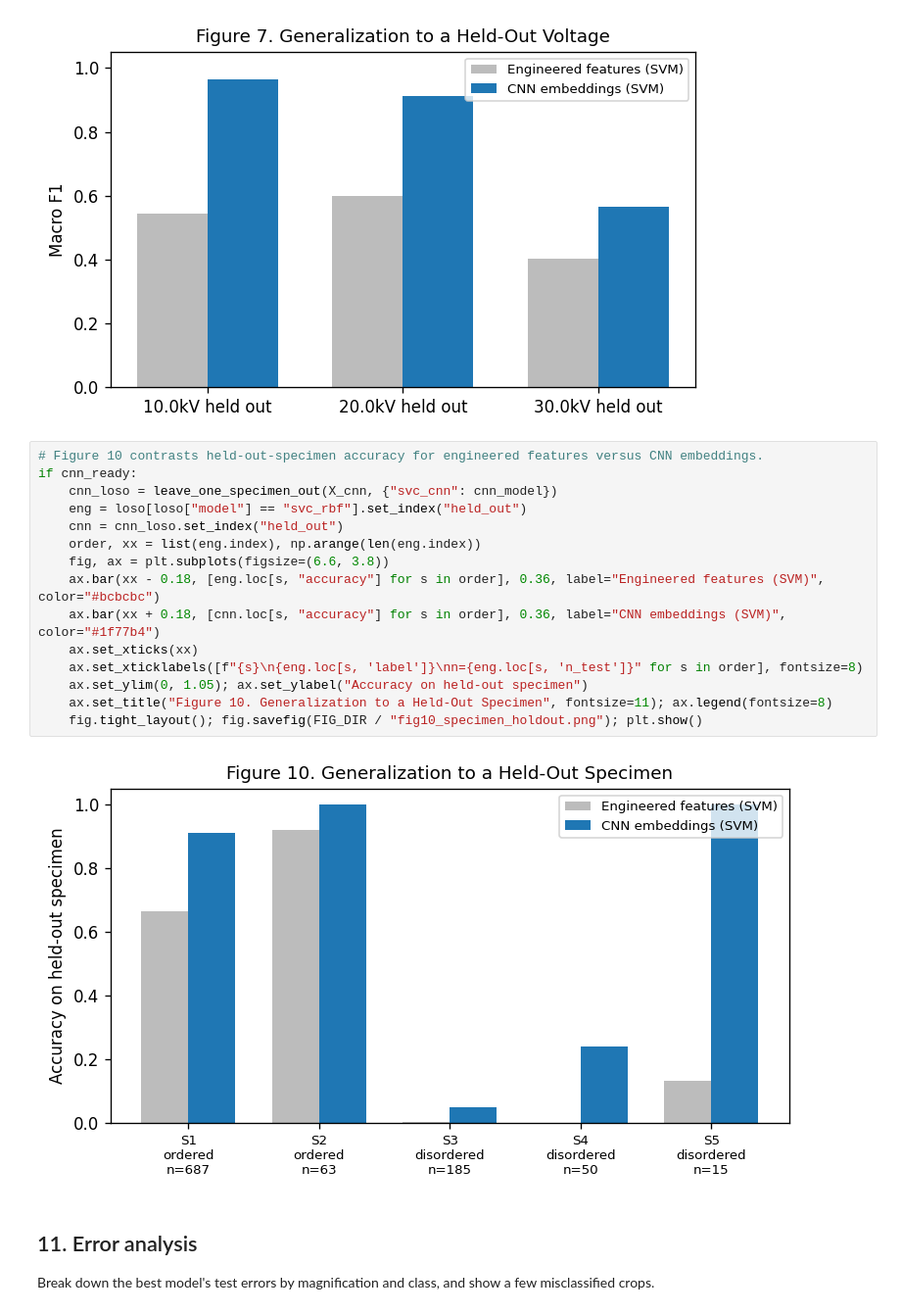
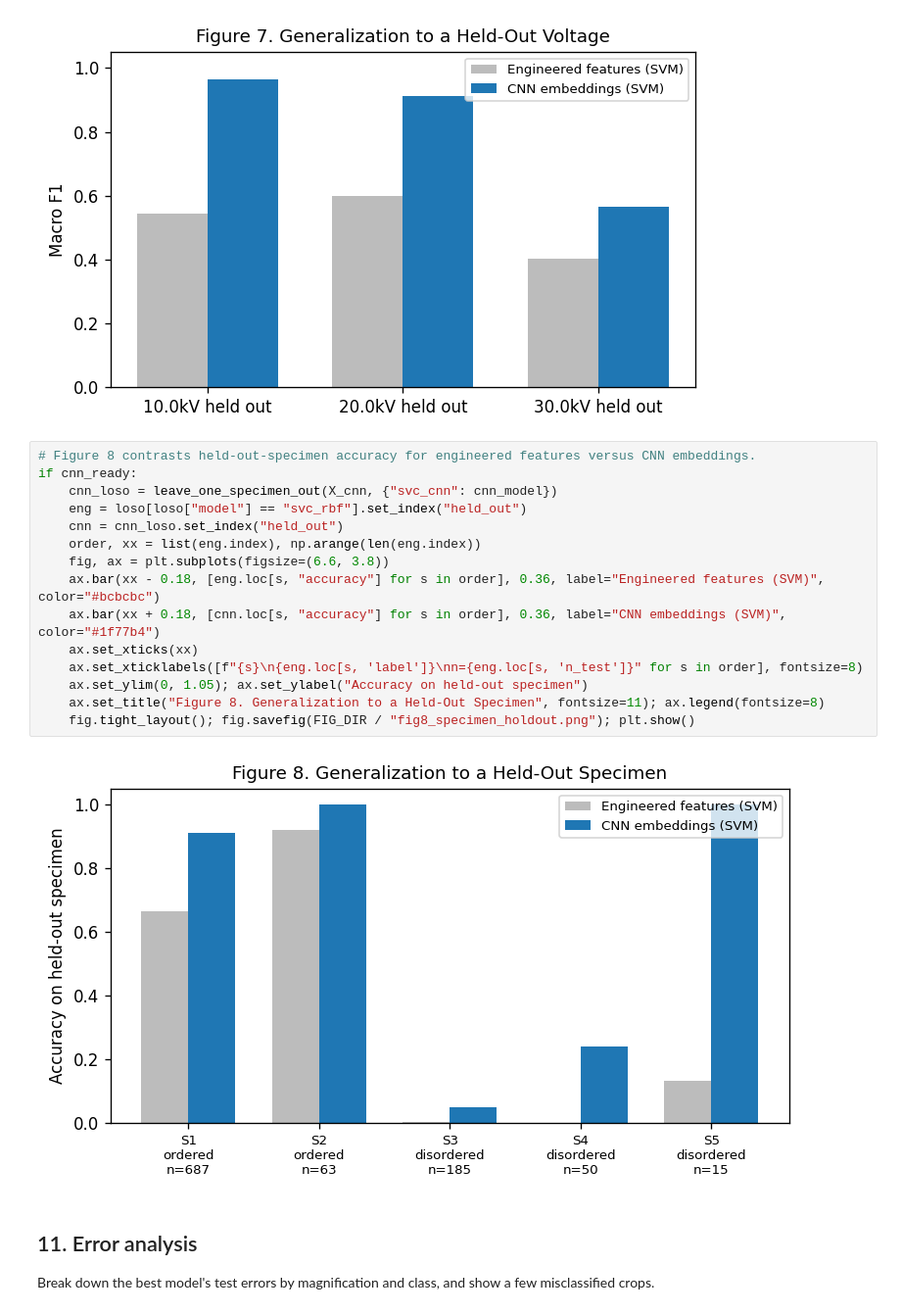
Before and after one commit to JPCodes44/MSE446_Nanoparticle_Ordering, a Jupyter notebook: Nanoparticle_Ordering.ipynb, the cells around one changed output. Shown at 98% size. Cells and saved outputs as stored; diff of their text form.

Commit message:
Update figure names

```diff
--- a/Nanoparticle_Ordering.ipynb
+++ b/Nanoparticle_Ordering.ipynb
@@ -862,22 +862,22 @@ if cnn_ready:
 # %% [output]
 [figure]
 # %%
-# Figure 10 contrasts held-out-specimen accuracy for engineered features versus CNN embeddings.
+# Figure 8 contrasts held-out-specimen accuracy for engineered features versus CNN embeddings.
 if cnn_ready:
     cnn_loso = leave_one_specimen_out(X_cnn, {"svc_cnn": cnn_model})
     eng = loso[loso["model"] == "svc_rbf"].set_index("held_out")
     cnn = cnn_loso.set_index("held_out")
     order, xx = list(eng.index), np.arange(len(eng.index))
     fig, ax = plt.subplots(figsize=(6.6, 3.8))
     ax.bar(xx - 0.18, [eng.loc[s, "accuracy"] for s in order], 0.36, label="Engineered features (SVM)", color="#bcbcbc")
     ax.bar(xx + 0.18, [cnn.loc[s, "accuracy"] for s in order], 0.36, label="CNN embeddings (SVM)", color="#1f77b4")
     ax.set_xticks(xx)
     ax.set_xticklabels([f"{s}\n{eng.loc[s, 'label']}\nn={eng.loc[s, 'n_test']}" for s in order], fontsize=8)
     ax.set_ylim(0, 1.05); ax.set_ylabel("Accuracy on held-out specimen")
-    ax.set_title("Figure 10. Generalization to a Held-Out Specimen", fontsize=11); ax.legend(fontsize=8)
-    fig.tight_layout(); fig.savefig(FIG_DIR / "fig10_specimen_holdout.png"); plt.show()
+    ax.set_title("Figure 8. Generalization to a Held-Out Specimen", fontsize=11); ax.legend(fontsize=8)
+    fig.tight_layout(); fig.savefig(FIG_DIR / "fig8_specimen_holdout.png"); plt.show()
 # %% [output]
-[figure, old version]
+[figure, new version]
 # %% [markdown]
 ## 11. Error analysis
 Break down the best model's test errors by magnification and class, and show a few misclassified crops.
```
Also changed, not shown: parts of 1 cell of this notebook.
